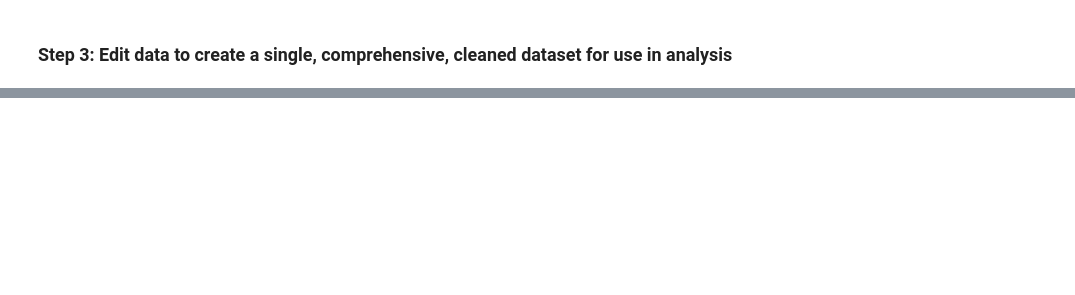
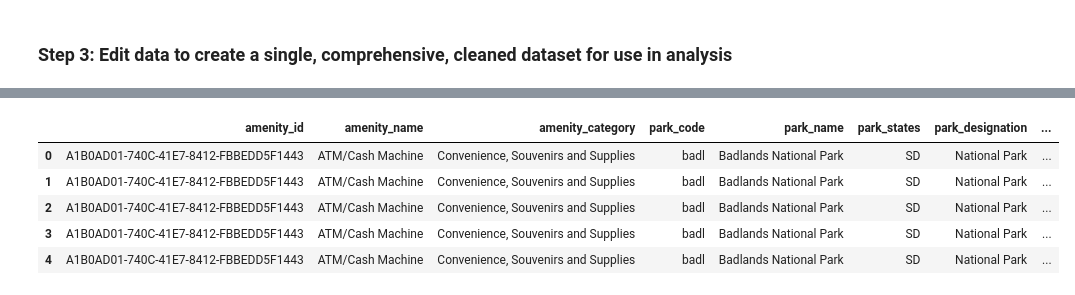
Before and after one commit to melmelmorales/National_Park_ETL_Project, a Jupyter notebook: Transform/NPS_ETL_Data_Cleaning and Joining.ipynb, the cells around one changed output, grey strips where cells are left out. Saved outputs shown, nothing was run; the diff lists cells and outputs as text; code cells hidden in the pictures; blank space fills up the shorter version.

```diff
--- a/Transform/NPS_ETL_Data_Cleaning and Joining.ipynb
+++ b/Transform/NPS_ETL_Data_Cleaning and Joining.ipynb
@@ -84,0 +203,11 @@ NPS_EntranceFees_df.head(5)
+# %%
+# Merge the two activities DataFrames together based on the park location information they share
+Amen_Act_df = pd.merge(Amenity_df, Activity_df, on=["park_name", "park_code"])
+Amen_Act_df.head(5)
+# %% [output]
+|  | amenity_id | amenity_name | amenity_category | park_code | park_name | park_states | park_designation | ... |
+| 0 | A1B0AD01-740C-41E7-8412-FBBEDD5F1443 | ATM/Cash Machine | Convenience, Souvenirs and Supplies | badl | Badlands National Park | SD | National Park | ... |
+| 1 | A1B0AD01-740C-41E7-8412-FBBEDD5F1443 | ATM/Cash Machine | Convenience, Souvenirs and Supplies | badl | Badlands National Park | SD | National Park | ... |
+| 2 | A1B0AD01-740C-41E7-8412-FBBEDD5F1443 | ATM/Cash Machine | Convenience, Souvenirs and Supplies | badl | Badlands National Park | SD | National Park | ... |
+| 3 | A1B0AD01-740C-41E7-8412-FBBEDD5F1443 | ATM/Cash Machine | Convenience, Souvenirs and Supplies | badl | Badlands National Park | SD | National Park | ... |
+| 4 | A1B0AD01-740C-41E7-8412-FBBEDD5F1443 | ATM/Cash Machine | Convenience, Souvenirs and Supplies | badl | Badlands National Park | SD | National Park | ... |
```
Also changed, not shown: parts of 23 cells of this notebook, 11 other files.
